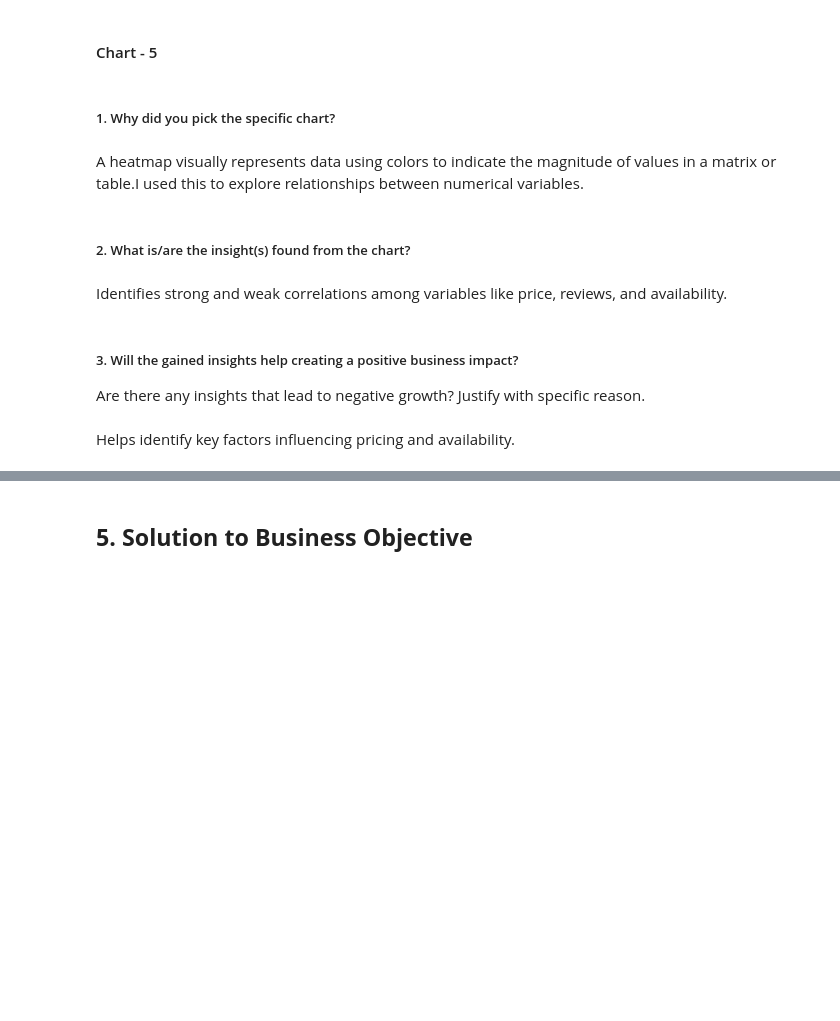
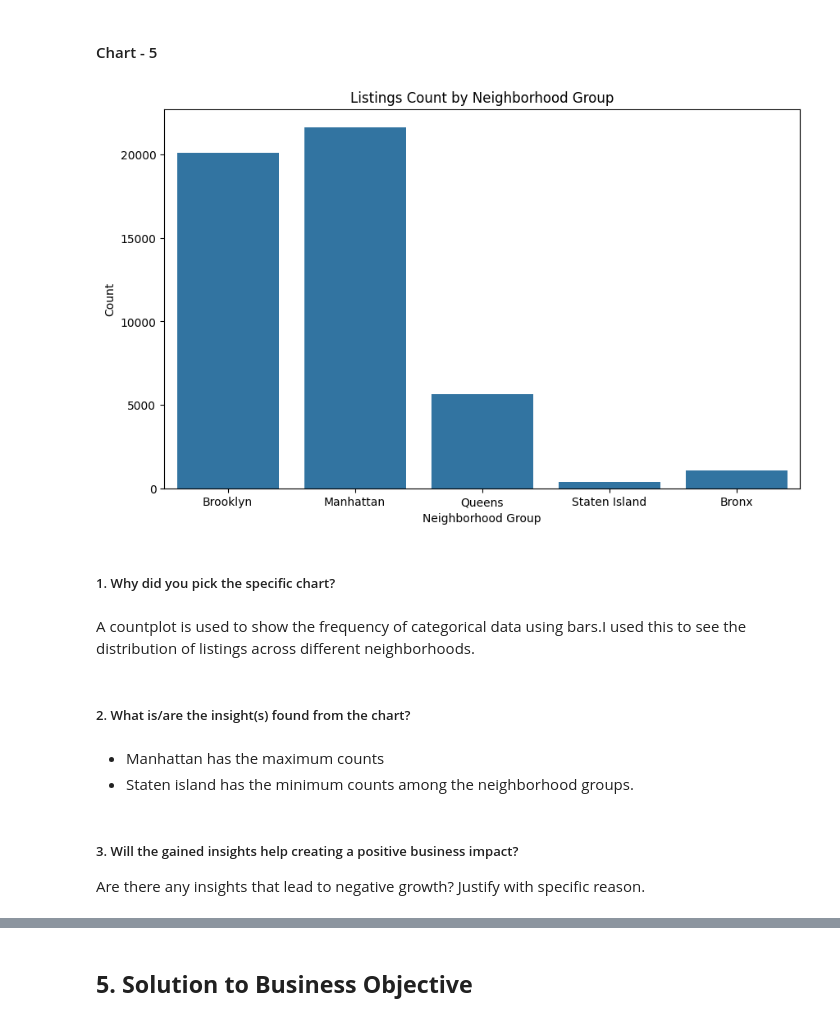
Before and after one commit to Manikanta898/AirBnb_Booking_Analysis, a Jupyter notebook: AirBnb_Bookings_Analysis_EDA_Submission.ipynb, the cells around one changed output, grey strips where cells are left out. Cells and saved outputs as stored; diff of their text form; code cells hidden in the pictures; blank space fills up the shorter version.

```diff
--- a/AirBnb_Bookings_Analysis_EDA_Submission.ipynb
+++ b/AirBnb_Bookings_Analysis_EDA_Submission.ipynb
@@ -291,13 +419,22 @@ plt.show()
+# %%
+#Listings Count by Neighborhood Group
+plt.figure(figsize=(10, 6))
+sns.countplot(x='neighbourhood_group', data=df)
+plt.title('Listings Count by Neighborhood Group')
+plt.xlabel('Neighborhood Group')
+plt.ylabel('Count')
+plt.show()
+# %% [output]
+[figure, added]
 # %% [markdown]
 ##### 1. Why did you pick the specific chart?
-# %% [markdown]
-A heatmap visually represents data using colors to indicate the magnitude of values in a matrix or table.I used this to explore relationships between numerical variables.
+# %% [markdown]
+A countplot is used to show the frequency of categorical data using bars.I used this to see the distribution of listings across different neighborhoods.
 # %% [markdown]
 ##### 2. What is/are the insight(s) found from the chart?
-# %% [markdown]
-Identifies strong and weak correlations among variables like price, reviews, and availability.
+# %% [markdown]
+*   Manhattan has the maximum counts
+*   Staten island has the minimum counts among the neighborhood groups.
 # %% [markdown]
 ##### 3. Will the gained insights help creating a positive business impact?
 Are there any insights that lead to negative growth? Justify with specific reason.
-# %% [markdown]
-Helps identify key factors influencing pricing and availability.
```
Also changed, not shown: parts of 110 cells of this notebook.
